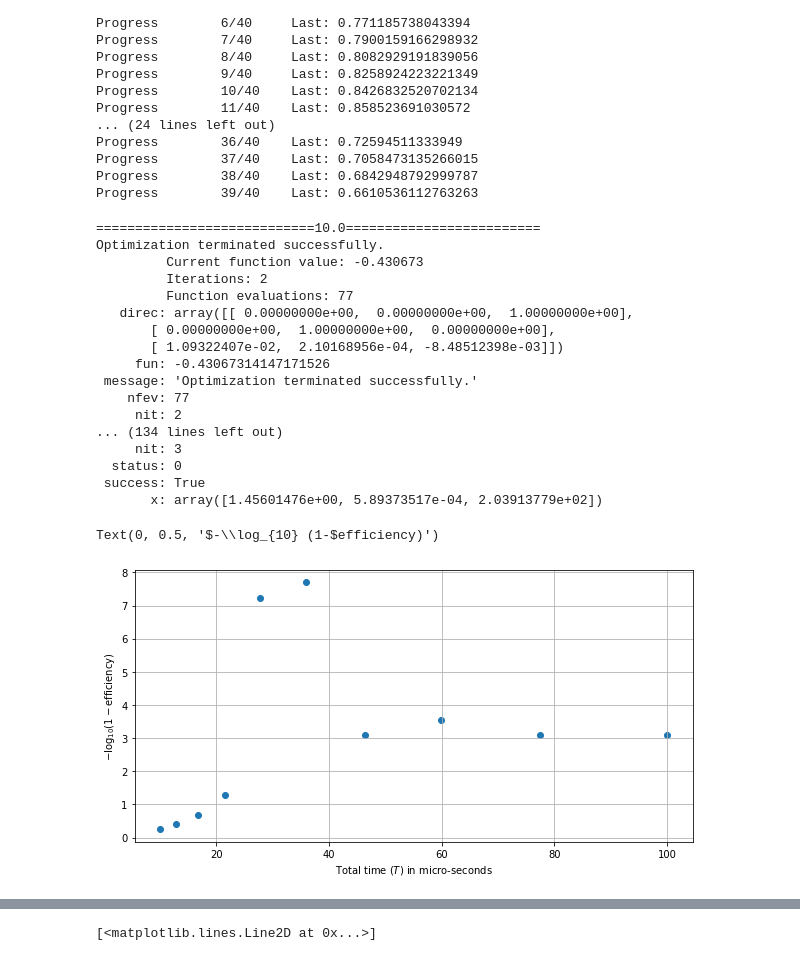
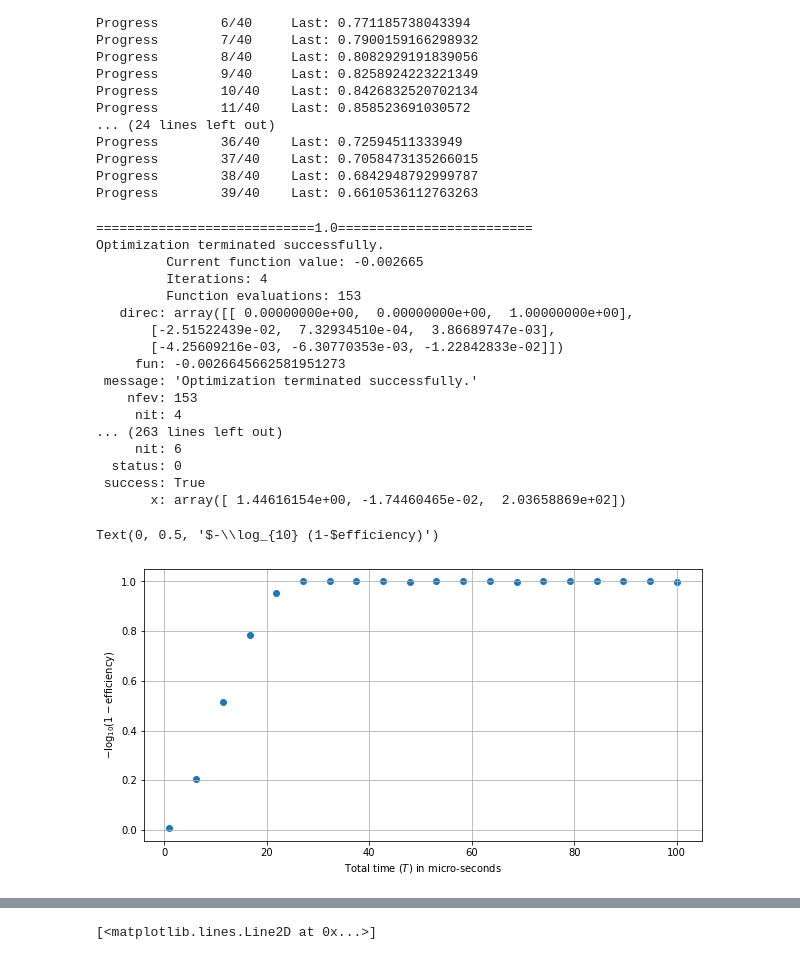
Before and after one commit to mahadevans2432/Quantum-Optics, a Jupyter notebook: STIRAP.ipynb, the cells around one changed output, grey strips where cells are left out. Drawn from its saved outputs; the diff is of its cells as text; code cells hidden in the pictures.

```diff
--- a/STIRAP.ipynb
+++ b/STIRAP.ipynb
@@ -82,7 +82,7 @@ class STIRAP1():
         self.tS2 = x[0]*self.T
         self.tP1 = x[1]*self.T
         self.delta = x[2]/self.T
-        return -1*self.efficiency_of_guess()
+        return np.log(1-self.efficiency_of_guess())/np.log(10)
 
     def plot_for_guess(self,plot_pulses=True):
         if plot_pulses:
@@ -289,7 +275,7 @@ Progress        39/40    Last: 0.6610536112763263
 # %%
 np.save("eff_better.npy",Z)
 # %%
-times = np.logspace(1,2,10)
+times = np.linspace(1,100,20)
 effi_T = []
 for T in times:
     print("============================"+str(T)+"=========================")
@@ -297,45 +283,45 @@ for T in times:
     try_5.scipy_opti_result(False)
     effi_T.append(try_5.efficiency_of_guess())
 # %% [output]
-============================10.0=========================
+============================1.0=========================
 Optimization terminated successfully.
-         Current function value: -0.430673
-         Iterations: 2
-         Function evaluations: 77
+         Current function value: -0.002665
+         Iterations: 4
+         Function evaluations: 153
    direc: array([[ 0.00000000e+00,  0.00000000e+00,  1.00000000e+00],
-       [ 0.00000000e+00,  1.00000000e+00,  0.00000000e+00],
-       [ 1.09322407e-02,  2.10168956e-04, -8.48512398e-03]])
-     fun: -0.43067314147171526
+       [-2.51522439e-02,  7.32934510e-04,  3.86689747e-03],
+       [-4.25609216e-03, -6.30770353e-03, -1.22842833e-02]])
+     fun: -0.0026645662581951273
  message: 'Optimization terminated successfully.'
-    nfev: 77
-     nit: 2
-... (134 lines left out)
-     nit: 3
+    nfev: 153
+     nit: 4
+... (263 lines left out)
+     nit: 6
   status: 0
  success: True
-       x: array([1.45601476e+00, 5.89373517e-04, 2.03913779e+02])
+       x: array([ 1.44616154e+00, -1.74460465e-02,  2.03658869e+02])
 # %%
 effi_T = np.array(effi_T)
 def eff_interpolated(x,V,C):
     x_points = V
     y_points = C
     tck = scipy.interpolate.splrep(x_points, y_points)
     return scipy.interpolate.splev(x, tck)
-x_times = np.linspace(1,30,1000)
+x_times = np.linspace(1,100,1000)
 logs = eff_interpolated(x_times,times,-np.log(1-effi_T)/np.log(10))
 
 
 fig, ax = plt.subplots()
 plt.gcf().set_size_inches(10,5)
 # %matplotlib inline
-ax.scatter(times,-np.log(1-effi_T)/np.log(10))
-#ax.plot(x_times,logs,color='black')
+ax.scatter(times,effi_T)#-np.log(1-effi_T)/np.log(10))
+# ax.plot(x_times,logs,color='black')
 ax.grid(True)
 ax.set_xlabel('Total time ($T$) in micro-seconds')
 ax.set_ylabel('$-\log_{10} (1-$efficiency)')
 # %% [output]
 Text(0, 0.5, '$-\\log_{10} (1-$efficiency)')
-[figure, old version]
+[figure, new version]
 # %%
 Z1 = np.load("efficiencies.npy")
 sh_0, sh_1 = Z1.shape
```
Also changed, not shown: parts of 4 cells of this notebook, 1 other file.
